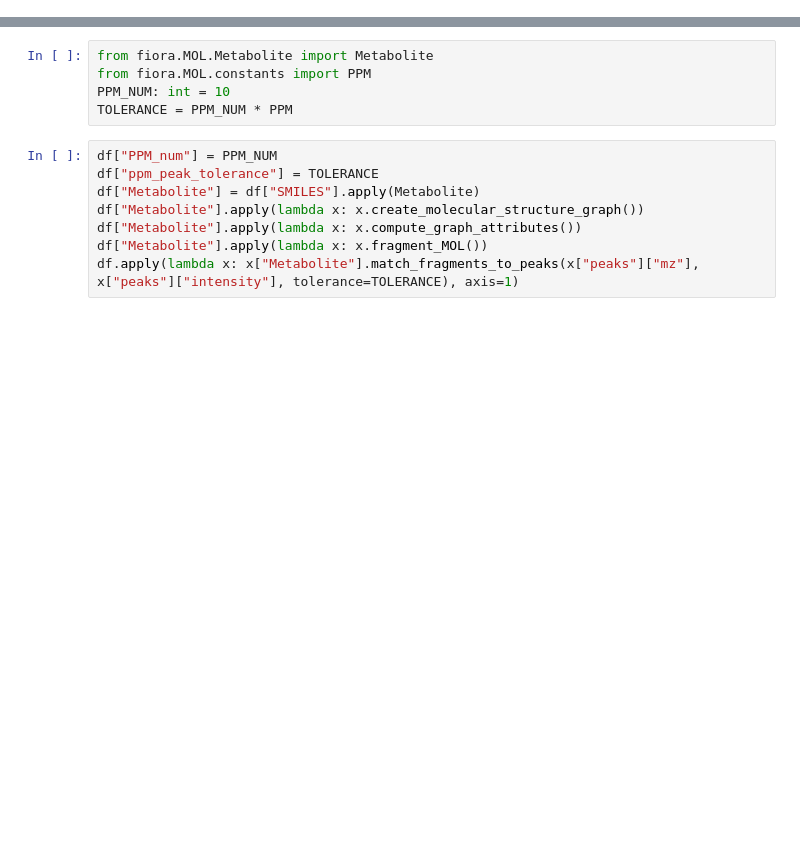
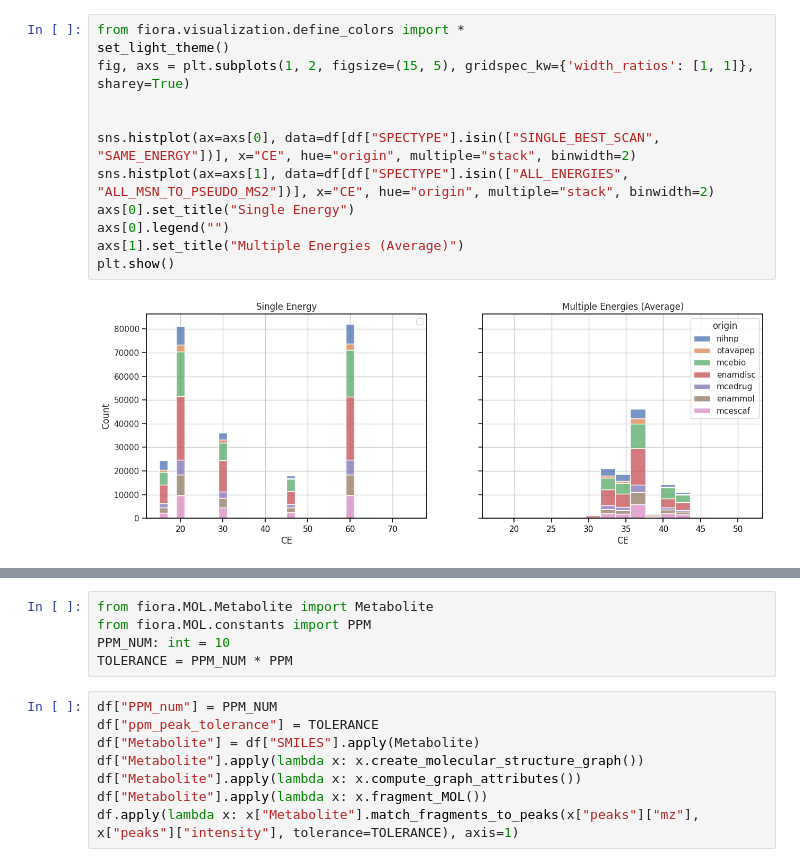
Before and after one commit to BAMeScience/fiora, a Jupyter notebook: lib_loader/msnlib_loader.ipynb, the cells around one changed output, grey strips where cells are left out. Drawn from its saved outputs; the diff is of its cells as text; blank space fills up the shorter version.

```diff
--- a/lib_loader/msnlib_loader.ipynb
+++ b/lib_loader/msnlib_loader.ipynb
@@ -63,3 +78,17 @@ plt.show()
+# %%
+from fiora.visualization.define_colors import *
+set_light_theme()
+fig, axs = plt.subplots(1, 2, figsize=(15, 5), gridspec_kw={'width_ratios': [1, 1]}, sharey=True)
+
+
+sns.histplot(ax=axs[0], data=df[df["SPECTYPE"].isin(["SINGLE_BEST_SCAN", "SAME_ENERGY"])], x="CE", hue="origin", multiple="stack", binwidth=2)
+sns.histplot(ax=axs[1], data=df[df["SPECTYPE"].isin(["ALL_ENERGIES", "ALL_MSN_TO_PSEUDO_MS2"])], x="CE", hue="origin", multiple="stack", binwidth=2)
+axs[0].set_title("Single Energy")
+axs[0].legend("")
+axs[1].set_title("Multiple Energies (Average)")
+plt.show()
+# %% [output]
+[figure, added]
 # %%
 fig, axs = plt.subplots(1, 2, figsize=(10, 5), gridspec_kw={'width_ratios': [1.5, 1]}, sharey=True)
 #plt.subplots_adjust(wspace=0.1, hspace=0.05)
```
Also changed, not shown: parts of 24 cells of this notebook, 1 other file.
